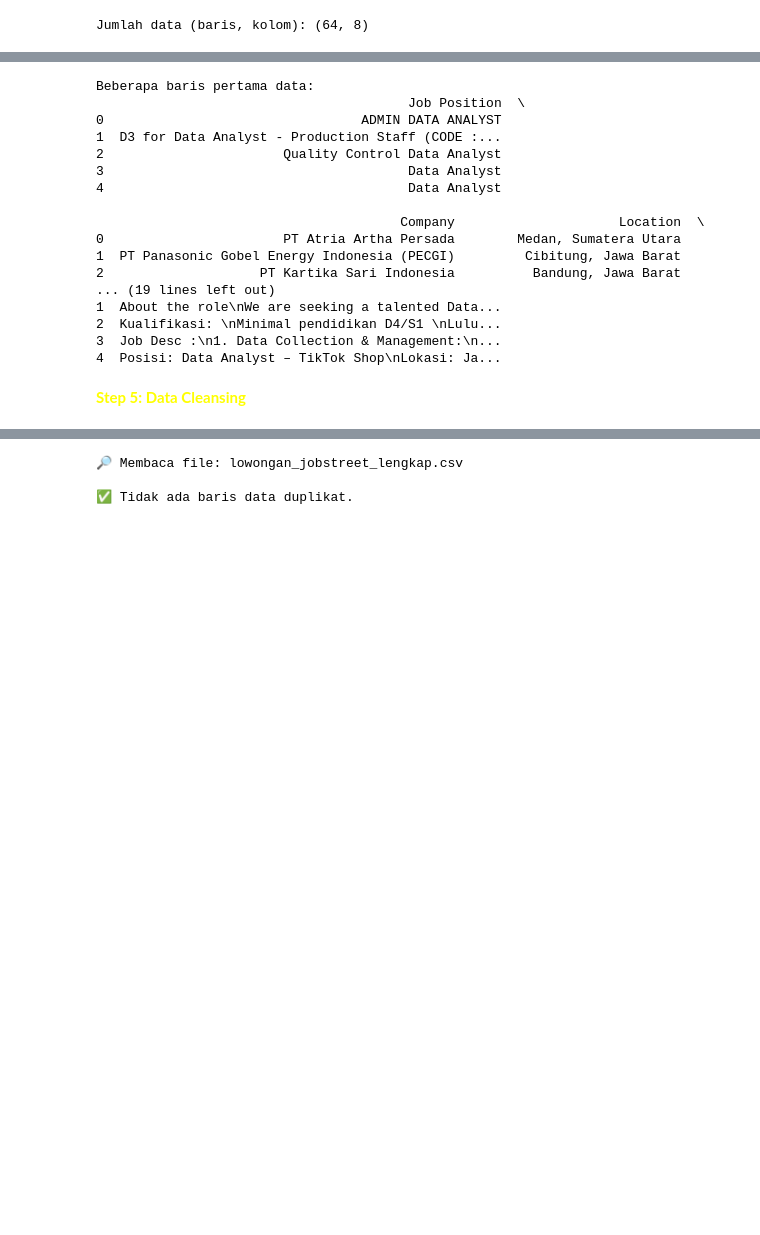
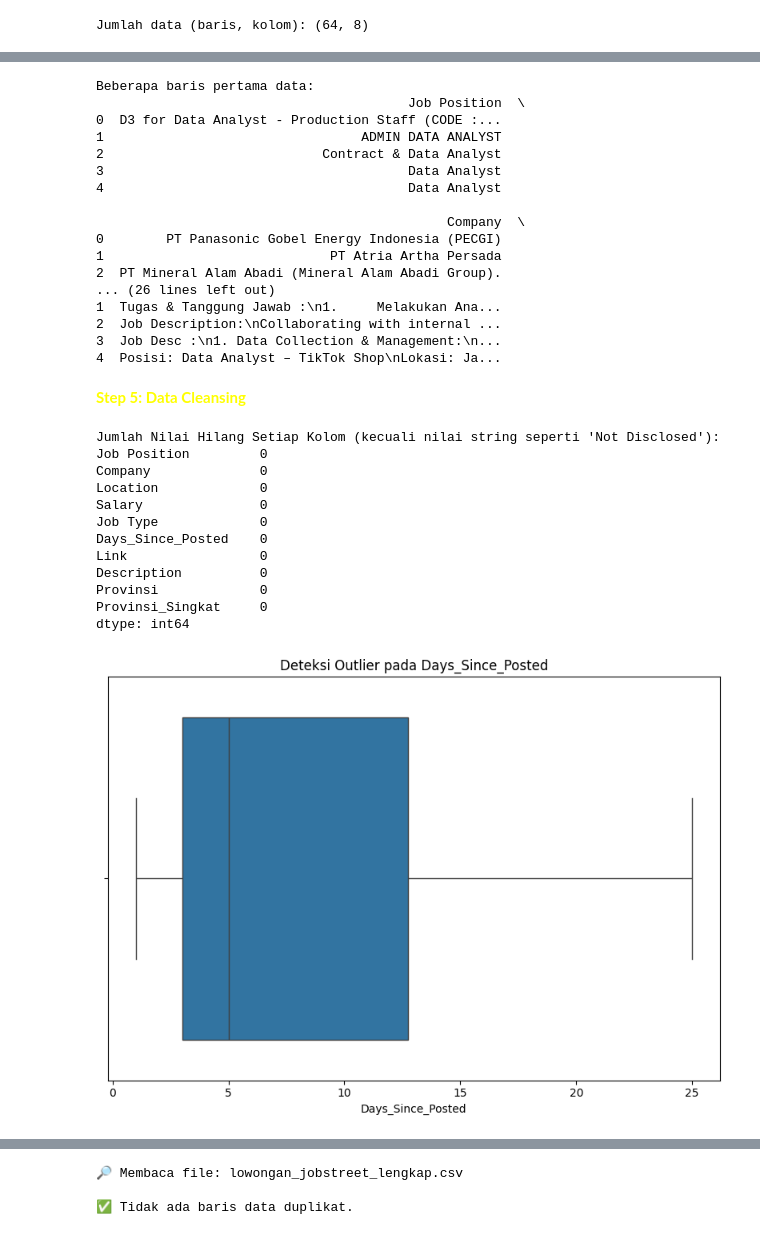
Before and after one commit to ilhamsaang/Tugas-Project-Data-Engineering, a Jupyter notebook: Tugas Data DBimbing_Ilham.ipynb, the cells around one changed output, grey strips where cells are left out. Cells and saved outputs as stored; diff of their text form; code cells hidden in the pictures; blank space fills up the shorter version.

```diff
--- a/Tugas Data DBimbing_Ilham.ipynb
+++ b/Tugas Data DBimbing_Ilham.ipynb
@@ -234,0 +274,14 @@ data = pd.read_csv('lowongan_jobstreet_lengkap.csv', engine='python')
+# %%
+files = [f for f in os.listdir('.') if f.startswith('lowongan_jobstreet_lengkap') and f.endswith('.csv')]
+
+# Cari file dengan nomor terbesar
+def extract_number(f):
+    match = re.search(r'\((\d+)\)', f)
+    return int(match.group(1)) if match else 0
+
+# Ambil file terbesar dengan max
+latest_file = max(files, key=extract_number)
+
+print(f"File yang dibaca: {latest_file}")
+
+df = pd.read_csv(latest_file, engine='python')
@@ -275,24 +330,60 @@ max            30.000000
 # %%
 # Melihat beberapa baris pertama data
 print("\nBeberapa baris pertama data:")
-print(data.head(5))
+print(df.head(5))
 # %% [output]
 Beberapa baris pertama data:
                                         Job Position  \
-0                                 ADMIN DATA ANALYST
-1  D3 for Data Analyst - Production Staff (CODE :...
-2                       Quality Control Data Analyst
+0  D3 for Data Analyst - Production Staff (CODE :...
+1                                 ADMIN DATA ANALYST
+2                            Contract & Data Analyst
 3                                       Data Analyst
 4                                       Data Analyst
 
-                                       Company                     Location  \
-0                       PT Atria Artha Persada        Medan, Sumatera Utara
-1  PT Panasonic Gobel Energy Indonesia (PECGI)         Cibitung, Jawa Barat
-2                    PT Kartika Sari Indonesia          Bandung, Jawa Barat
-... (19 lines left out)
-1  About the role\nWe are seeking a talented Data...
-2  Kualifikasi: \nMinimal pendidikan D4/S1 \nLulu...
+                                             Company  \
+0        PT Panasonic Gobel Energy Indonesia (PECGI)
+1                             PT Atria Artha Persada
+2  PT Mineral Alam Abadi (Mineral Alam Abadi Group).
+... (26 lines left out)
+1  Tugas & Tanggung Jawab :\n1.     Melakukan Ana...
+2  Job Description:\nCollaborating with internal ...
 3  Job Desc :\n1. Data Collection & Management:\n...
 4  Posisi: Data Analyst – TikTok Shop\nLokasi: Ja...
 # %% [markdown]
 **<Span style="Color: Yellow">Step 5: Data Cleansing</Span>**
+# %%
+df['Salary'] = df['Salary'].fillna('Not Disclosed')
+
+# Pilih hanya kolom numerik untuk analisis outlier
+numerical_features = df.select_dtypes(include=['int64', 'float64']).columns
+
+# Cek nilai hilang yang sesungguhnya (bukan string 'Not Disclosed')
+missing_values = df.isnull().sum()
+
+print("\nJumlah Nilai Hilang Setiap Kolom (kecuali nilai string seperti 'Not Disclosed'):")
+print(missing_values)
+
+# Visualisasi boxplot jika ada fitur numerik
+if len(numerical_features) == 0:
+    print("\nTidak ada kolom numerik untuk dianalisis outlier.")
+else:
+    for feature in numerical_features:
+        plt.figure(figsize=(8, 6))
+        sns.boxplot(x=df[feature])
+        plt.title(f"Deteksi Outlier pada {feature}")
+        plt.tight_layout()
+        plt.show()
+# %% [output]
+Jumlah Nilai Hilang Setiap Kolom (kecuali nilai string seperti 'Not Disclosed'):
+Job Position         0
+Company              0
+Location             0
+Salary               0
+Job Type             0
+Days_Since_Posted    0
+Link                 0
+Description          0
+Provinsi             0
+Provinsi_Singkat     0
+dtype: int64
+[figure, added]
```
Also changed, not shown: parts of 20 cells of this notebook, 1 other file.
